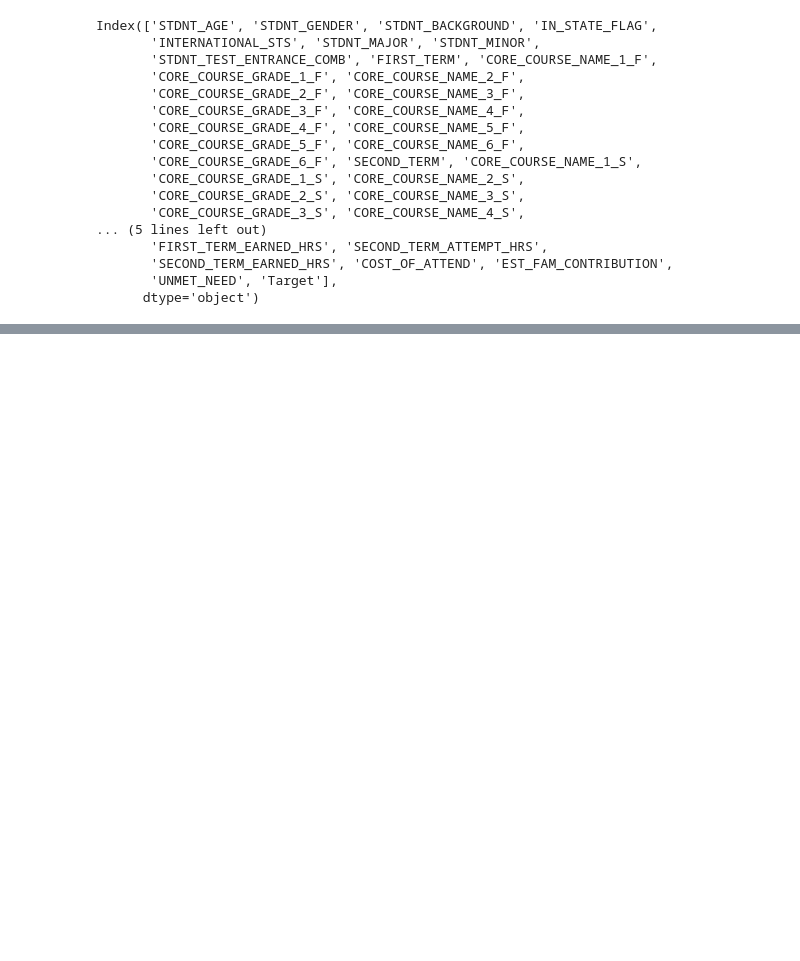
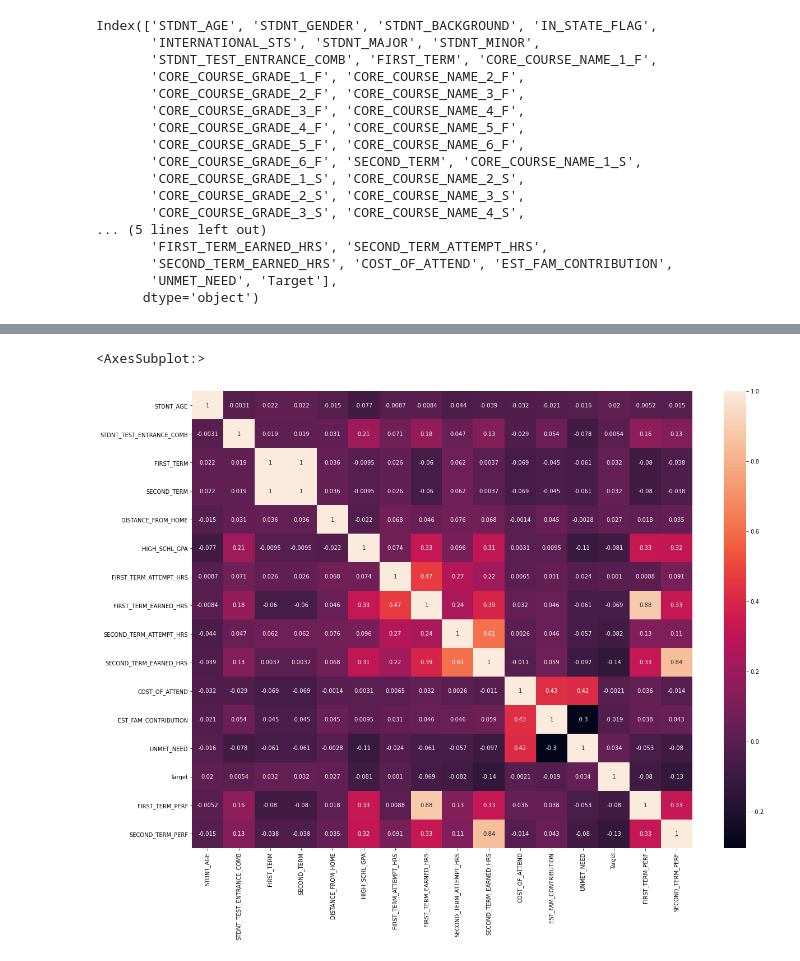
Before and after one commit to Jobin-Nelson/Student_attrition, a Jupyter notebook: src/Student_attrition.ipynb, the cells around one changed output, grey strips where cells are left out. Drawn from its saved outputs; the diff is of its cells as text; code cells hidden in the pictures; blank space fills up the shorter version.

```diff
--- a/src/pilot.ipynb
+++ b/src/Student_attrition.ipynb
@@ -845,0 +901,16 @@ Index(['STDNT_AGE', 'STDNT_GENDER', 'STDNT_BACKGROUND', 'IN_STATE_FLAG',
+# %%
+# We can create new columns for capturing the performance of students each term
+
+df['FIRST_TERM_PERF'] = df['FIRST_TERM_EARNED_HRS']/df['FIRST_TERM_ATTEMPT_HRS']
+df['SECOND_TERM_PERF'] = df['SECOND_TERM_EARNED_HRS']/df['SECOND_TERM_ATTEMPT_HRS']
+
+# Now we can drop attempted & earned columns
+# %%
+plt.figure(figsize=(20,15))
+sns.heatmap(df.corr(),annot=True)
+
+# There is slightly high correlation between COST_OF_ATTEND and (EST_FAM_CONTRIBUTION,UNMET_NEED)
+# We can think of dropping COST_OF_ATTEND
+# %% [output]
+<AxesSubplot:>
+[figure, added]
```
Also changed, not shown: parts of 51 cells of this notebook, 3 other files.
